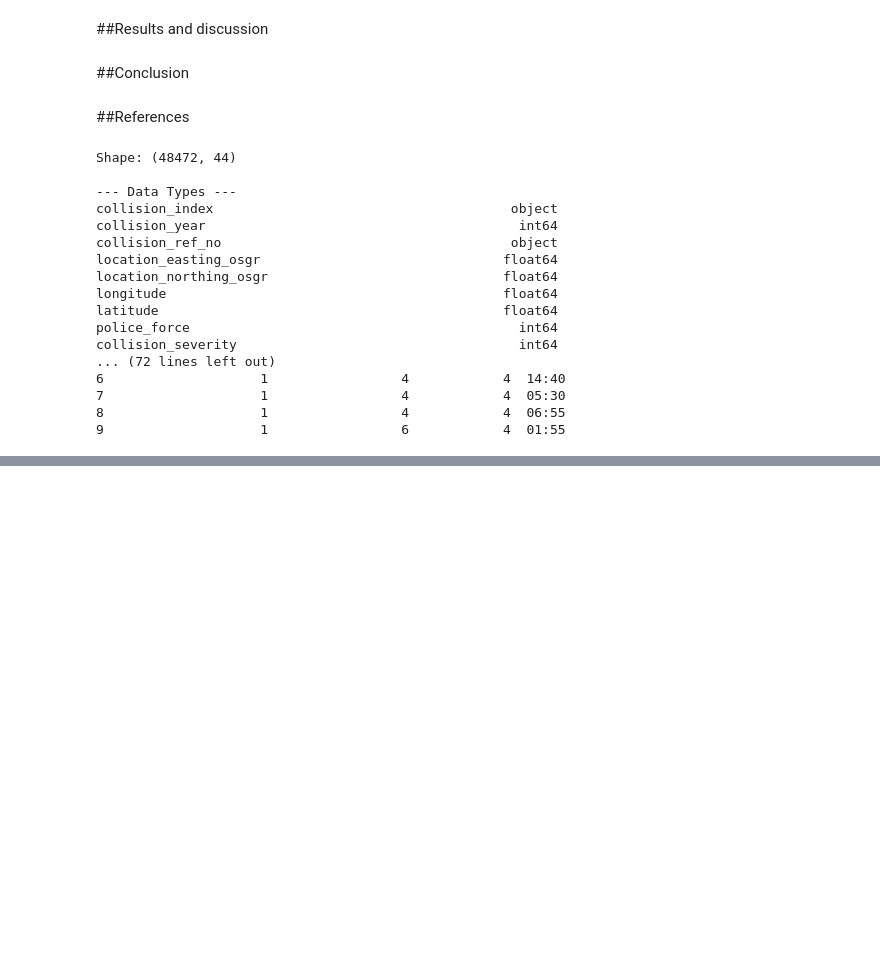
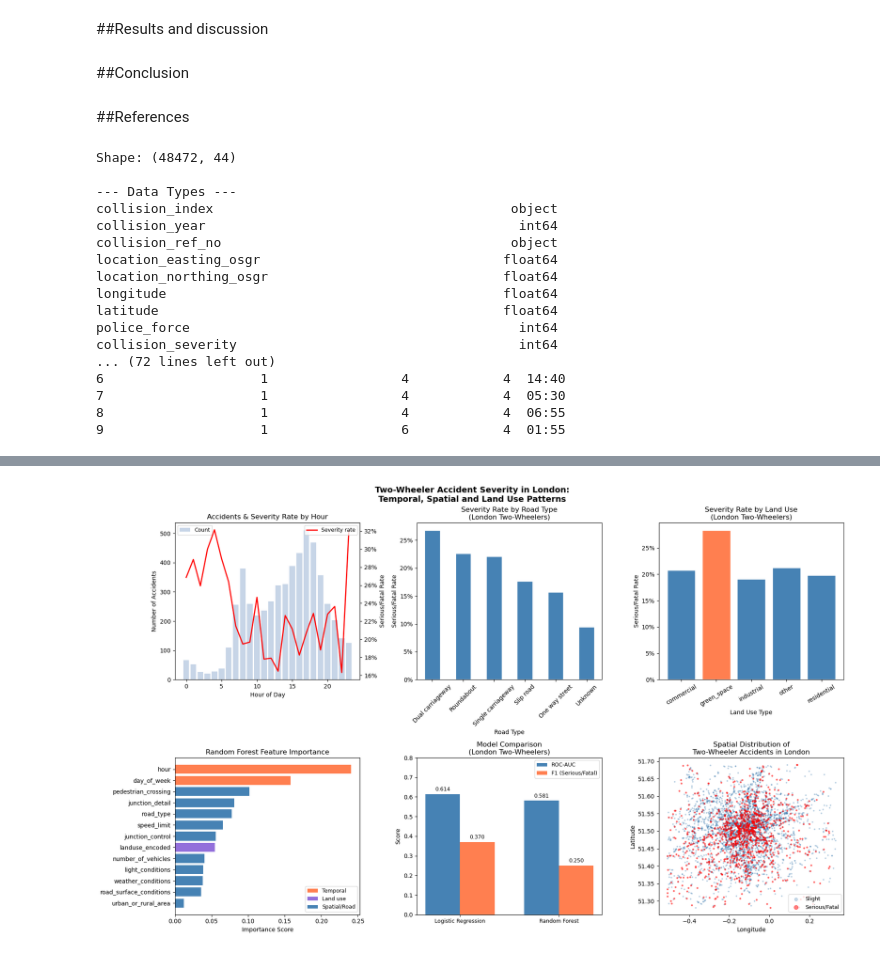
Before and after one commit to siyi-w/DSSS, a Jupyter notebook: as/as.ipynb, the cells around one changed output, grey strips where cells are left out. Cells and saved outputs as stored; diff of their text form; code cells hidden in the pictures; blank space fills up the shorter version.

```diff
--- a/as/as.ipynb
+++ b/as/as.ipynb
@@ -444,0 +765,100 @@ print(fi_df.sort_values('Importance', ascending=False).head())
+# %%
+# ============================================================
+# 14. Final Visualisation
+# ============================================================
+
+fig, axes = plt.subplots(2, 3, figsize=(18, 11))
+fig.suptitle('Two-Wheeler Accident Severity in London:\nTemporal, Spatial and Land Use Patterns',
+             fontsize=14, fontweight='bold')
+
+# 14.1 Severity rate by hour (London two-wheelers)
+ax1 = axes[0, 0]
+hour_stats = df_model.groupby('hour')['severity_binary'].agg(['mean', 'count'])
+ax1.bar(hour_stats.index, hour_stats['count'], color='lightsteelblue', alpha=0.7, label='Count')
+ax1_t = ax1.twinx()
+ax1_t.plot(hour_stats.index, hour_stats['mean'], color='red', linewidth=2, label='Severity rate')
+ax1.set_title('Accidents & Severity Rate by Hour')
+ax1.set_xlabel('Hour of Day')
+ax1.set_ylabel('Number of Accidents')
+ax1_t.set_ylabel('Serious/Fatal Rate')
+ax1_t.yaxis.set_major_formatter(plt.FuncFormatter(lambda y, _: f'{y:.0%}'))
+ax1.legend(loc='upper left', fontsize=9)
+ax1_t.legend(loc='upper right', fontsize=9)
+
+# 14.2 Severity rate by road type
+ax2 = axes[0, 1]
+road_sev = df_model.groupby('road_type_label')['severity_binary'].mean().sort_values(ascending=False)
+road_sev.plot(kind='bar', ax=ax2, color='steelblue', edgecolor='white')
+ax2.set_title('Severity Rate by Road Type\n(London Two-Wheelers)')
+ax2.set_xlabel('Road Type')
+ax2.set_ylabel('Serious/Fatal Rate')
+ax2.tick_params(axis='x', rotation=45)
+ax2.yaxis.set_major_formatter(plt.FuncFormatter(lambda y, _: f'{y:.0%}'))
+
+# 14.3 Severity rate by land use
+ax3 = axes[0, 2]
+lu_sev = df_model.groupby('landuse_group')['severity_binary'].agg(['mean', 'count'])
+colors_lu = ['coral' if m == lu_sev['mean'].max() else 'steelblue' for m in lu_sev['mean']]
+ax3.bar(lu_sev.index, lu_sev['mean'], color=colors_lu, edgecolor='white')
+ax3.set_title('Severity Rate by Land Use\n(London Two-Wheelers)')
+ax3.set_xlabel('Land Use Type')
+ax3.set_ylabel('Serious/Fatal Rate')
+ax3.tick_params(axis='x', rotation=30)
+ax3.yaxis.set_major_formatter(plt.FuncFormatter(lambda y, _: f'{y:.0%}'))
+
+# 14.4 Feature importance
+ax4 = axes[1, 0]
+fi_plot = fi_df2.sort_values('Importance', ascending=True)
+colors_fi = ['coral' if f in ['hour', 'day_of_week']
+             else 'mediumpurple' if f == 'landuse_encoded'
+             else 'steelblue' for f in fi_plot['Feature']]
+ax4.barh(fi_plot['Feature'], fi_plot['Importance'], color=colors_fi)
+ax4.set_title('Random Forest Feature Importance')
+ax4.set_xlabel('Importance Score')
+from matplotlib.patches import Patch
+legend_elements = [Patch(facecolor='coral', label='Temporal'),
+                   Patch(facecolor='mediumpurple', label='Land use'),
+                   Patch(facecolor='steelblue', label='Spatial/Road')]
+ax4.legend(handles=legend_elements, fontsize=9)
+
+# 14.5 Model comparison
+ax5 = axes[1, 1]
+model_names = ['Logistic Regression', 'Random Forest']
+auc_scores = [
+    roc_auc_score(y_test, lr.predict_proba(X_test)[:,1]),
+    roc_auc_score(y_test, rf.predict_proba(X_test)[:,1])
+]
+f1_serious = [0.37, 0.25]
+x = np.arange(len(model_names))
+width = 0.35
+b1 = ax5.bar(x - width/2, auc_scores, width, label='ROC-AUC', color='steelblue')
+b2 = ax5.bar(x + width/2, f1_serious, width, label='F1 (Serious/Fatal)', color='coral')
+ax5.set_title('Model Comparison\n(London Two-Wheelers)')
+ax5.set_ylabel('Score')
+ax5.set_xticks(x)
+ax5.set_xticklabels(model_names, fontsize=9)
+ax5.legend(fontsize=9)
+ax5.set_ylim(0, 0.8)
+for b in [b1, b2]:
+    for bar in b:
+        ax5.text(bar.get_x() + bar.get_width()/2, bar.get_height() + 0.01,
+                 f'{bar.get_height():.3f}', ha='center', va='bottom', fontsize=9)
+
+# 14.6 Spatial map of accidents in London
+ax6 = axes[1, 2]
+slight = df_model[df_model['severity_binary'] == 0]
+serious = df_model[df_model['severity_binary'] == 1]
+ax6.scatter(slight['longitude'], slight['latitude'],
+            c='steelblue', alpha=0.3, s=3, label='Slight')
+ax6.scatter(serious['longitude'], serious['latitude'],
+            c='red', alpha=0.5, s=5, label='Serious/Fatal')
+ax6.set_title('Spatial Distribution of\nTwo-Wheeler Accidents in London')
+ax6.set_xlabel('Longitude')
+ax6.set_ylabel('Latitude')
+ax6.legend(fontsize=9, markerscale=3)
+
+plt.tight_layout()
+plt.show()
+print("Final visualisation complete.")
+# %% [output]
+[figure, added]
```
Also changed, not shown: parts of 17 cells of this notebook.
